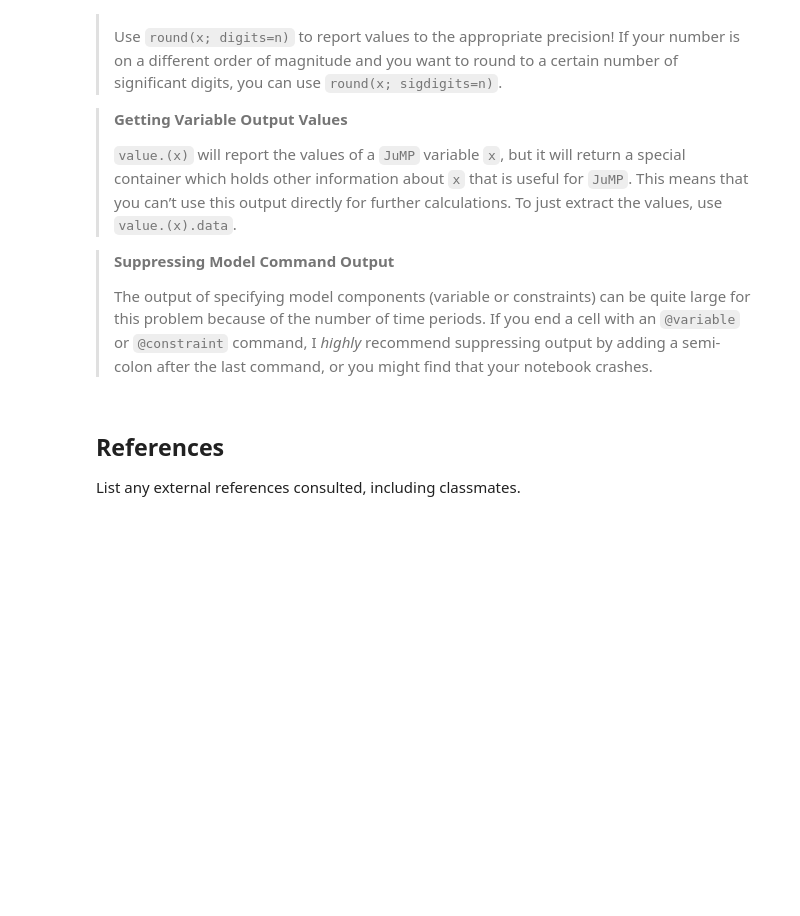
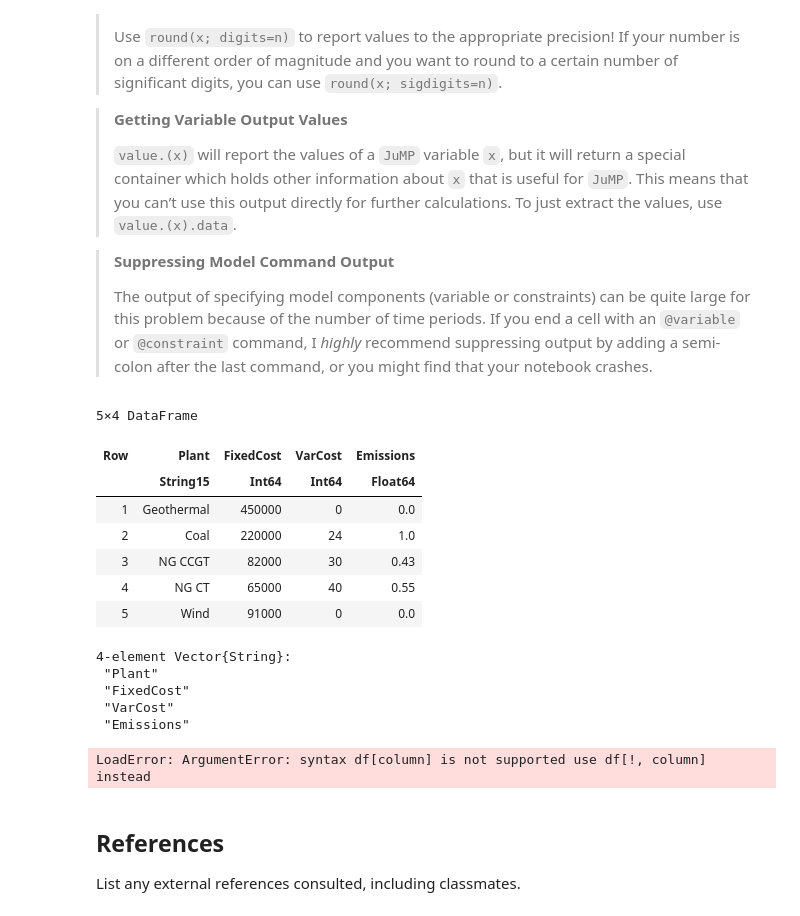
Before and after one commit to BEE4750-FA25/hw4-clairepj, a Jupyter notebook: hw04.ipynb, the cells around one changed output. Saved outputs shown, nothing was run; the diff lists cells and outputs as text; code cells hidden in the pictures; blank space fills up the shorter version.

```diff
--- a/hw04.ipynb
+++ b/hw04.ipynb
@@ -363,6 +362,51 @@ utility be of allowing it to emit an additional 1000 tCO<sub>2</sub>/yr?
 > command, I *highly* recommend suppressing output by adding a
 > semi-colon after the last command, or you might find that your
 > notebook crashes.
+# %%
+names(gens)
+first(gens, 5)
+# %% [output]
+5×4 DataFrame
+| Row | Plant | FixedCost | VarCost | Emissions |
+|  | String15 | Int64 | Int64 | Float64 |
+| 1 | Geothermal | 450000 | 0 | 0.0 |
+| 2 | Coal | 220000 | 24 | 1.0 |
+| 3 | NG CCGT | 82000 | 30 | 0.43 |
+| 4 | NG CT | 65000 | 40 | 0.55 |
+| 5 | Wind | 91000 | 0 | 0.0 |
+# %%
+names(gens)
+# %% [output]
+4-element Vector{String}:
+ "Plant"
+ "FixedCost"
+ "VarCost"
+ "Emissions"
+# %%
+#3.1
+
+techs = Vector(gens[!, :Plant])
+hours = 1:8760
+
+FixedCost = Dict(zip(techs, gens[!,:FixedCost]))
+VarCost = Dict(zip(techs, gens[!,:VarCost]))
+E = Dict(zip(techs, gens[!,:Emissions]))
+
+capacity_model=Model(HiGHS.Optimizer)
+
+@variable(capacity_model, C[i in techs] >= 0)          # capacity [MW]
+@variable(capacity_model, g[i in techs, t in hours] >= 0)  # generation [MWh]
+@variable(capacity_model, u[t in hours] >= 0)          # unmet demand [MWh]
+
+@constraint(capacity_model, [t in hours], sum(g[i,t] for i in techs) + u[t] == demand[t])
+@constraint(capacity_model, [i in techs, t in hours], g[i,t] <= C[i] * avail[i,t])
+@constraint(capacity_model, sum(E[i] * g[i,t] for i in techs, t in hours) <= 1.5e6)
+
+@objective(capacity_model, Min, sum(FixedCost[i]*C[i] for i in techs)
+                     + sum(VarCost[i]*g[i,t] for i in techs, t in hours)
+                     + sum(10000*u[t] for t in hours))
+# %% [output]
+LoadError: ArgumentError: syntax df[column] is not supported use df[!, column] instead
 # %% [markdown]
 ## References
 
```
Also changed, not shown: parts of 2 cells of this notebook.
